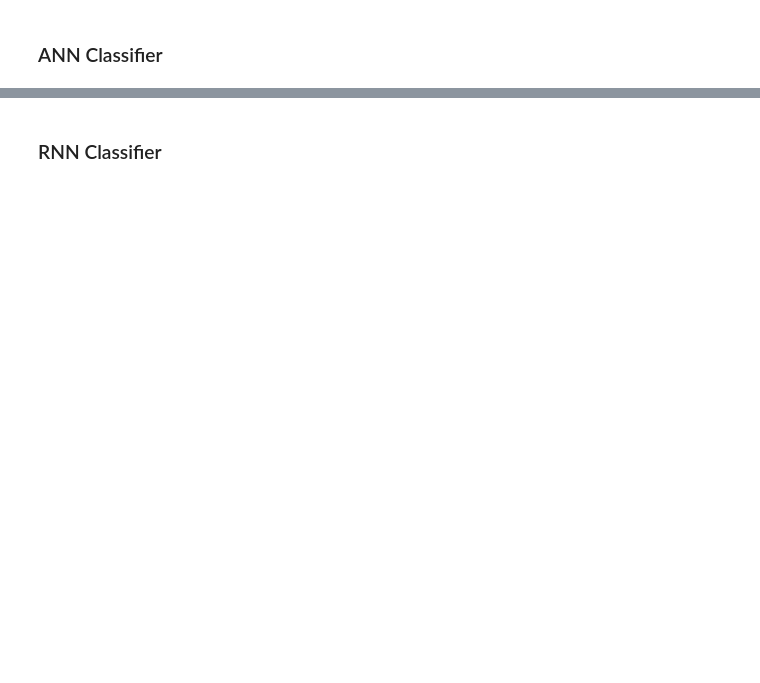
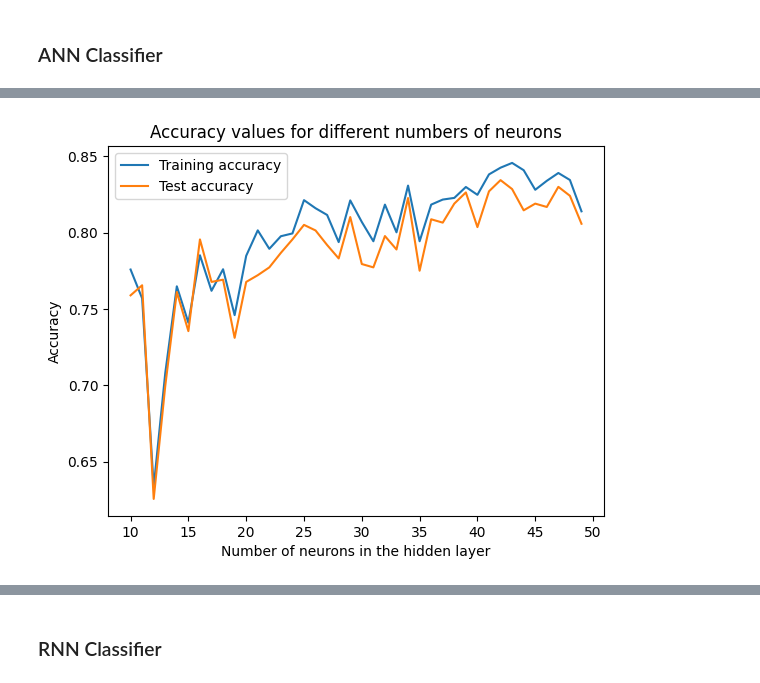
Before and after one commit to ashpreet12/MajorProject_Emg_ParkinsonDetection, a Jupyter notebook: dataset1_handRecognition.ipynb, the cells around one changed output, grey strips where cells are left out. Saved outputs shown, nothing was run; the diff lists cells and outputs as text; code cells hidden in the pictures; blank space fills up the shorter version.

```diff
--- a/dataset1_handRecognition.ipynb
+++ b/dataset1_handRecognition.ipynb
@@ -804,2 +931,39 @@ results_ann
 # %%
 results= pd.concat([results, results_ann], ignore_index=True)
+# %%
+x_train = np.reshape(x_train, (x_train.shape[0], -1))
+x_test = np.reshape(x_test, (x_test.shape[0], -1))
+
+y_train = y_train.astype(int)
+y_test = y_test.astype(int)
+
+neuron_values = range(10,50)
+
+# Calculate accuracy for each number of neurons on training and test sets
+train_accuracies = []
+test_accuracies = []
+
+for num_neurons in neuron_values:
+    model = tf.keras.Sequential([
+        tf.keras.layers.Dense(num_neurons, activation='relu'),
+        tf.keras.layers.Dense(10, activation='softmax')
+    ])
+
+    model.compile(optimizer='adam', loss='sparse_categorical_crossentropy', metrics=['accuracy'])
+    model.fit(x_train, y_train, epochs=10, batch_size=32, verbose=0)
+    y_train_pred = np.argmax(model.predict(x_train), axis=1)
+    train_accuracy = accuracy_score(y_train, y_train_pred)
+    train_accuracies.append(train_accuracy)
+
+    y_test_pred = np.argmax(model.predict(x_test), axis=1)
+    test_accuracy = accuracy_score(y_test, y_test_pred)
+    test_accuracies.append(test_accuracy)
+
+plt.plot(neuron_values, train_accuracies, label='Training accuracy')
+plt.plot(neuron_values, test_accuracies, label='Test accuracy')
+plt.xlabel('Number of neurons in the hidden layer')
+plt.ylabel('Accuracy')
+plt.title('Accuracy values for different numbers of neurons')
+plt.legend()
+plt.show()
+# %% [output]
@@ -805,0 +987 @@ results= pd.concat([results, results_ann], ignore_index=True)
+[figure, added]
```
Also changed, not shown: parts of 39 cells of this notebook.
